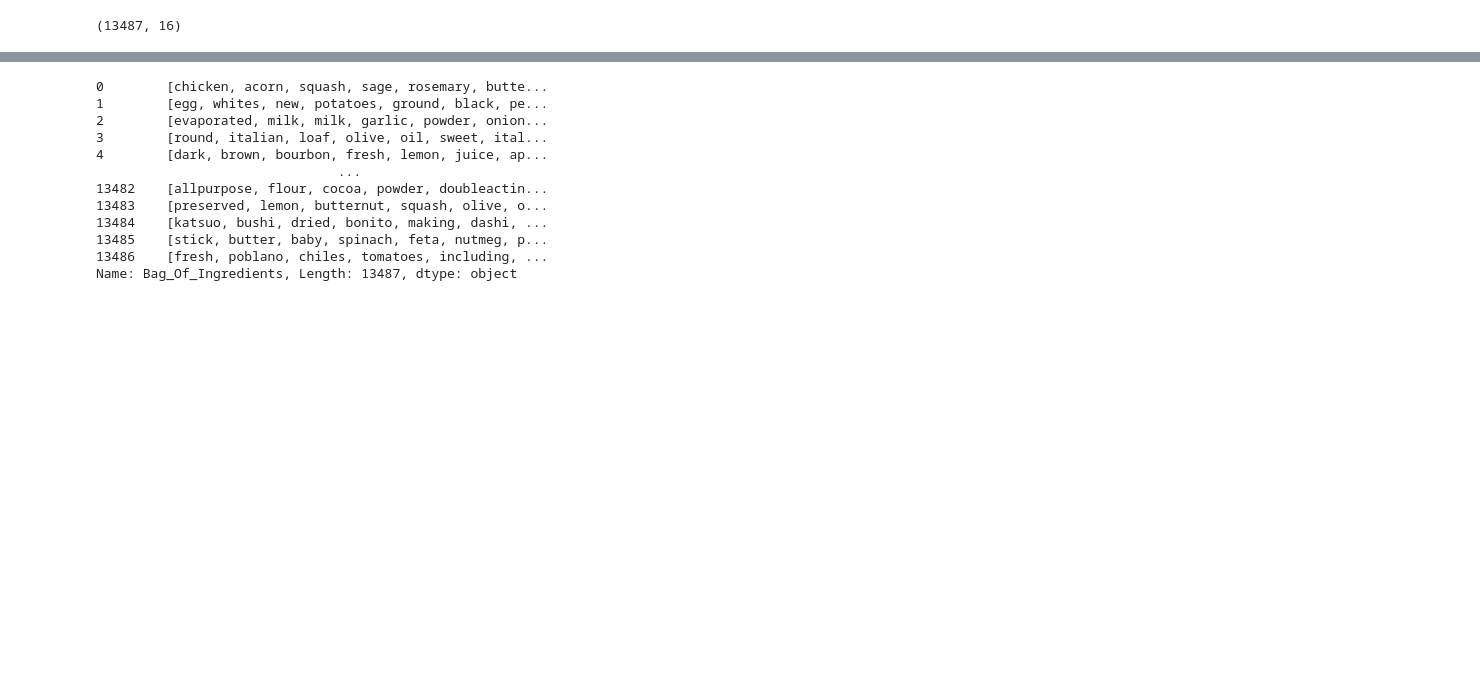
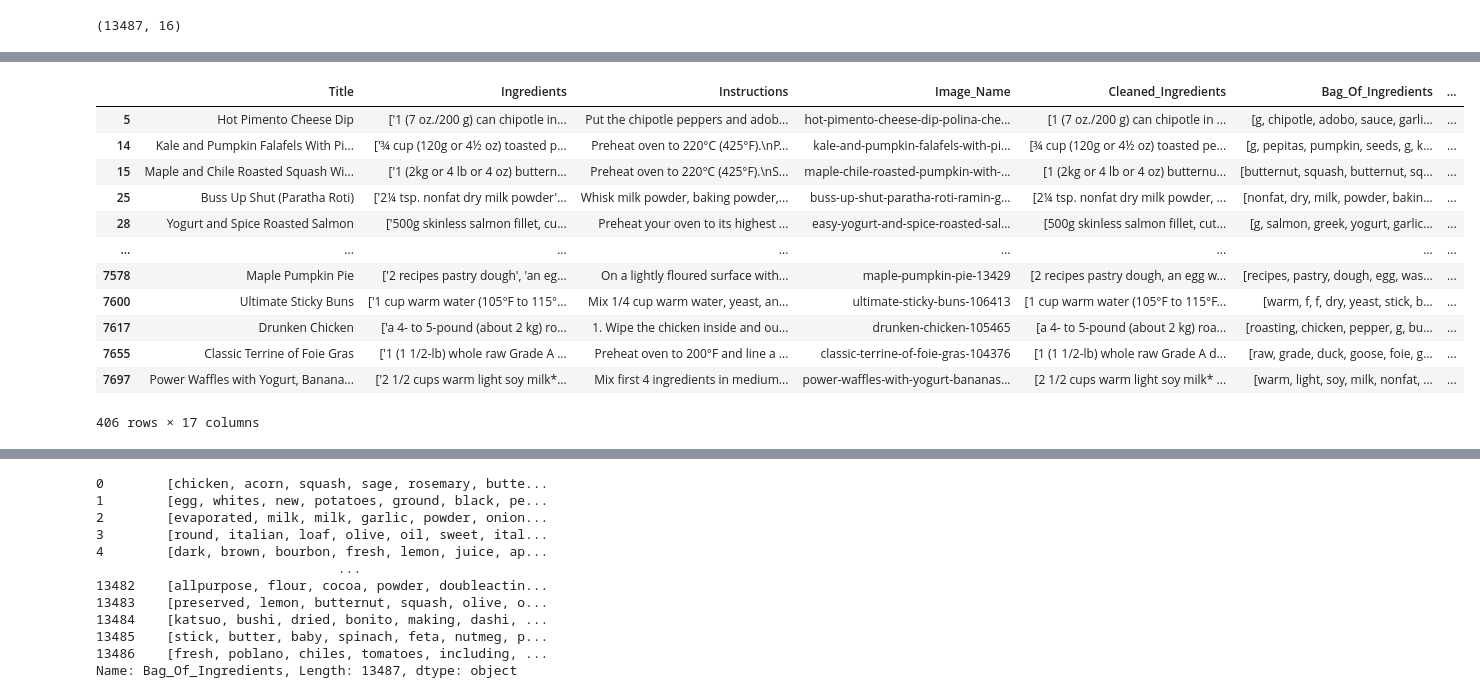
Before and after one commit to denwychan/wots_cookin, a Jupyter notebook: notebooks/DenChan_back_frontend_integration_tests.ipynb, the cells around one changed output, grey strips where cells are left out. Drawn from its saved outputs; the diff is of its cells as text; code cells hidden in the pictures; blank space fills up the shorter version.

```diff
--- a/notebooks/DenChan_back_frontend_integration_tests.ipynb
+++ b/notebooks/DenChan_back_frontend_integration_tests.ipynb
@@ -117,0 +141,6 @@ shortlist_df
+# %%
+transcript = 'I have in my fridge chicken aubergine celery garlic ginger'
+# %%
+ingredients = transcript.split()
+ingredients = remove_stopwords_from_list(ingredients, stopwords)
+ingredients
@@ -117,0 +149,2 @@ shortlist_df
+# %%
+test_df = shortlist_df.copy()
@@ -117,0 +181,3 @@ shortlist_df
+# %%
+new_df = shortlist_recipes(test_df, ingredients)
+new_df
@@ -117,0 +247,16 @@ shortlist_df
+# %%
+new_df = new_df[new_df['Match_Score']>0]
+# %% [output]
+|  | Title | Ingredients | Instructions | Image_Name | Cleaned_Ingredients | Bag_Of_Ingredients | ... |
+| 5 | Hot Pimento Cheese Dip | ['1 (7 oz./200 g) can chipotle in... | Put the chipotle peppers and adob... | hot-pimento-cheese-dip-polina-che... | [1 (7 oz./200 g) can chipotle in ... | [g, chipotle, adobo, sauce, garli... | ... |
+| 14 | Kale and Pumpkin Falafels With Pi... | ['¾ cup (120g or 4½ oz) toasted p... | Preheat oven to 220°C (425°F).\nP... | kale-and-pumpkin-falafels-with-pi... | [¾ cup (120g or 4½ oz) toasted pe... | [g, pepitas, pumpkin, seeds, g, k... | ... |
+| 15 | Maple and Chile Roasted Squash Wi... | ['1 (2kg or 4 lb or 4 oz) buttern... | Preheat oven to 220°C (425°F).\nS... | maple-chile-roasted-pumpkin-with-... | [1 (2kg or 4 lb or 4 oz) butternu... | [butternut, squash, butternut, sq... | ... |
+| 25 | Buss Up Shut (Paratha Roti) | ['2¼ tsp. nonfat dry milk powder'... | Whisk milk powder, baking powder,... | buss-up-shut-paratha-roti-ramin-g... | [2¼ tsp. nonfat dry milk powder, ... | [nonfat, dry, milk, powder, bakin... | ... |
+| 28 | Yogurt and Spice Roasted Salmon | ['500g skinless salmon fillet, cu... | Preheat your oven to its highest ... | easy-yogurt-and-spice-roasted-sal... | [500g skinless salmon fillet, cut... | [g, salmon, greek, yogurt, garlic... | ... |
+| ... | ... | ... | ... | ... | ... | ... | ... |
+| 7578 | Maple Pumpkin Pie | ['2 recipes pastry dough', 'an eg... | On a lightly floured surface with... | maple-pumpkin-pie-13429 | [2 recipes pastry dough, an egg w... | [recipes, pastry, dough, egg, was... | ... |
+| 7600 | Ultimate Sticky Buns | ['1 cup warm water (105°F to 115°... | Mix 1/4 cup warm water, yeast, an... | ultimate-sticky-buns-106413 | [1 cup warm water (105°F to 115°F... | [warm, f, f, dry, yeast, stick, b... | ... |
+| 7617 | Drunken Chicken | ['a 4- to 5-pound (about 2 kg) ro... | 1. Wipe the chicken inside and ou... | drunken-chicken-105465 | [a 4- to 5-pound (about 2 kg) roa... | [roasting, chicken, pepper, g, bu... | ... |
+| 7655 | Classic Terrine of Foie Gras | ['1 (1 1/2-lb) whole raw Grade A ... | Preheat oven to 200°F and line a ... | classic-terrine-of-foie-gras-104376 | [1 (1 1/2-lb) whole raw Grade A d... | [raw, grade, duck, goose, foie, g... | ... |
+| 7697 | Power Waffles with Yogurt, Banana... | ['2 1/2 cups warm light soy milk*... | Mix first 4 ingredients in medium... | power-waffles-with-yogurt-bananas... | [2 1/2 cups warm light soy milk* ... | [warm, light, soy, milk, nonfat, ... | ... |
+406 rows × 17 columns
```
Also changed, not shown: parts of 21 cells of this notebook, 5 other files.
